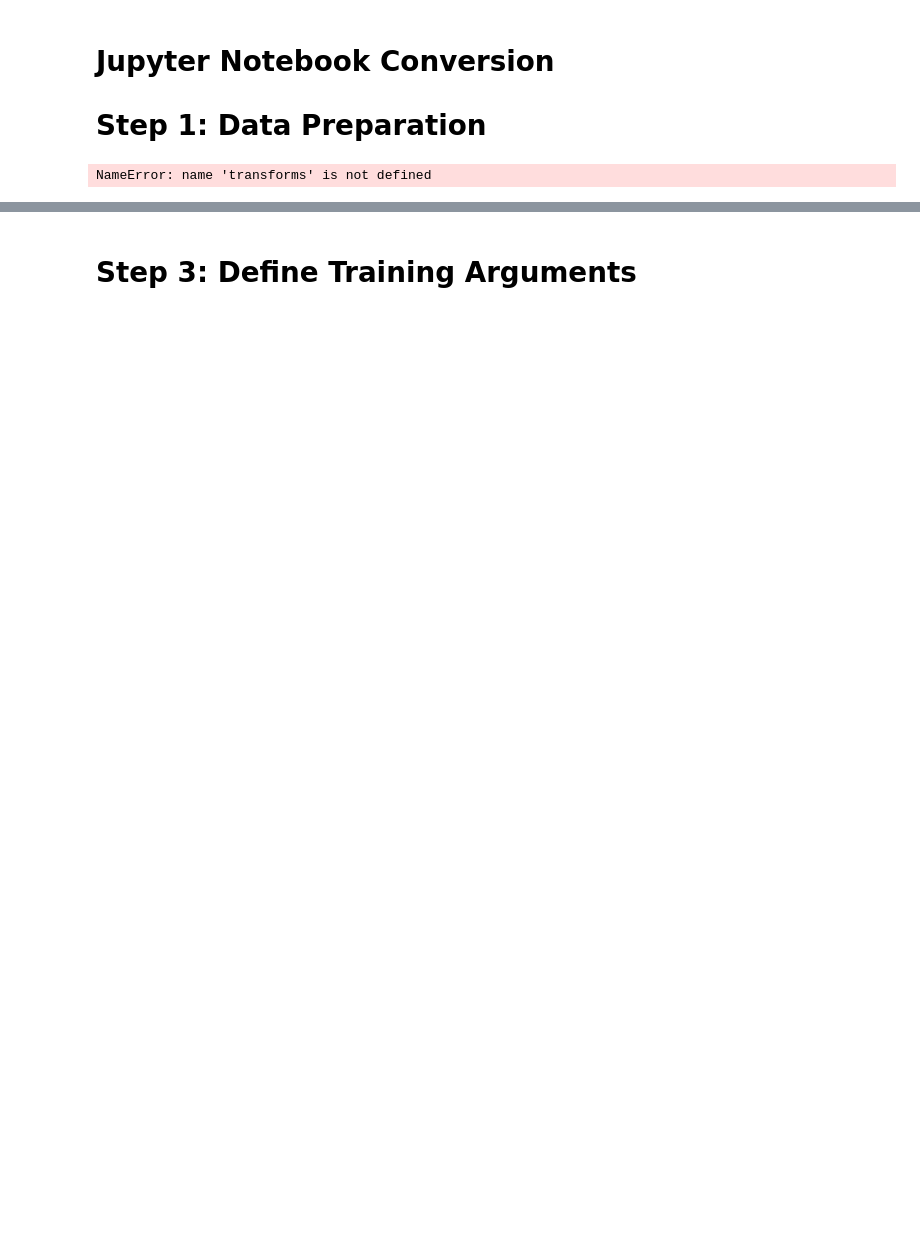
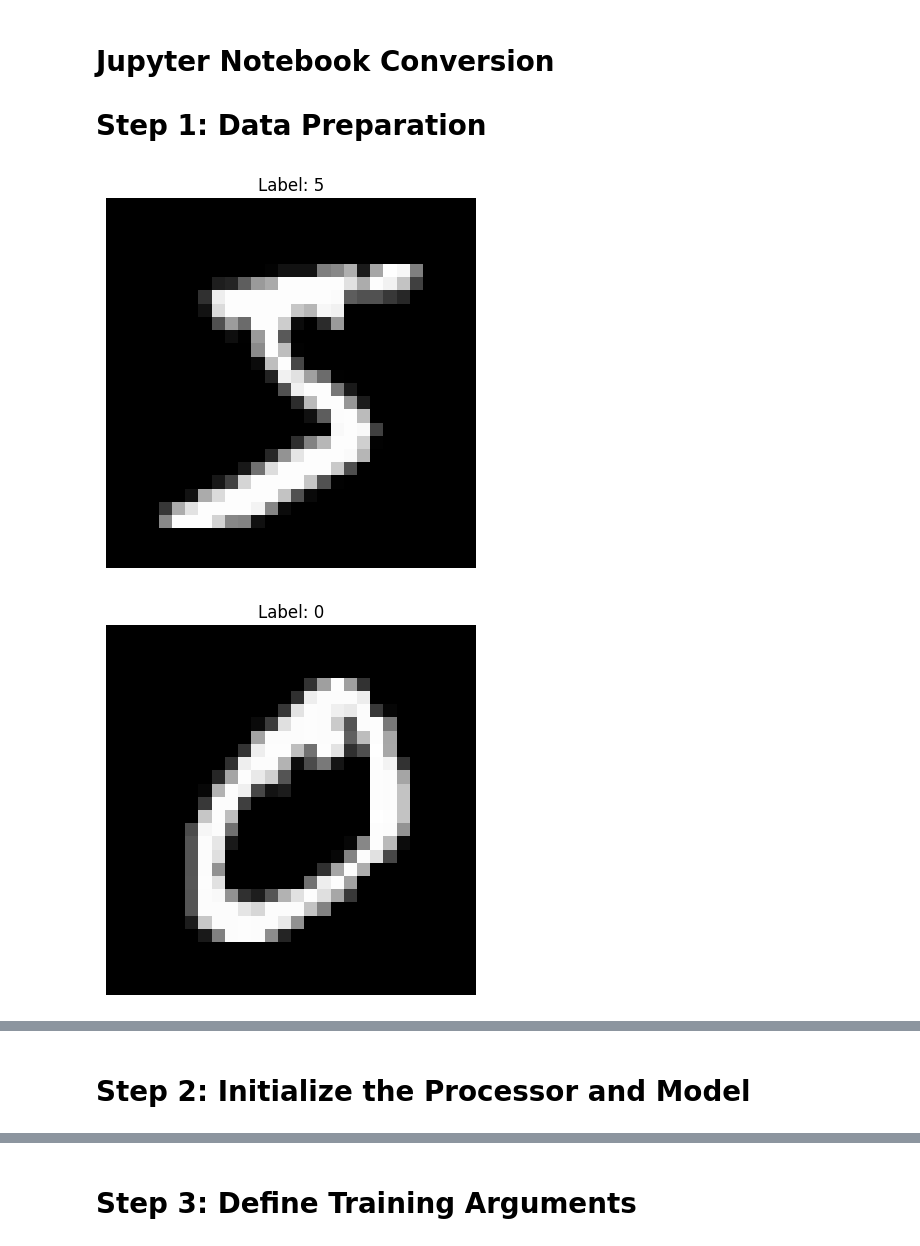
Before and after one commit to mackuntu/mathtutor, a Jupyter notebook: src/model/train.ipynb, the cells around one changed output, grey strips where cells are left out. Saved outputs shown, nothing was run; the diff lists cells and outputs as text; code cells hidden in the pictures; blank space fills up the shorter version.

Commit message:
debugging training code in jupyter notebook. Fixed tensor conversion, looking into Seq2SeqTrainer data collator

```diff
--- a/src/model/train.ipynb
+++ b/src/model/train.ipynb
@@ -13,3 +13,18 @@ from datasets import Dataset, DatasetDict
 import matplotlib.pyplot as plt
 import numpy as np
 import os
+# %%
+from transformers import TrOCRProcessor, VisionEncoderDecoderModel
+from PIL import Image
+import requests
+
+# load image from the IAM database (actually this model is meant to be used on printed text)
+url = "https://fki.tic.heia-fr.ch/static/img/a01-122-02-00.jpg"
+image = Image.open(requests.get(url, stream=True).raw).convert("RGB")
+
+processor = TrOCRProcessor.from_pretrained("microsoft/trocr-base-printed")
+model = VisionEncoderDecoderModel.from_pretrained("microsoft/trocr-base-printed")
+pixel_values = processor(images=image, return_tensors="pt").pixel_values
+
+generated_ids = model.generate(pixel_values)
+generated_text = processor.batch_decode(generated_ids, skip_special_tokens=True)[0]
@@ -20,51 +53,24 @@ import os
 # %%
 transform = transforms.Compose(
     [transforms.Grayscale(num_output_channels=3), transforms.ToTensor()]
 )
 train_data = datasets.MNIST(
-    root="data/", train=True, download=True, transform=transform
+    root="../../data/", train=True, download=True, transform=transform
 )
 
 
 def visualize_sample(dataset, index):
     """Visualize a single sample from the dataset."""
     image, label = dataset[index]
     plt.imshow(image[0], cmap="gray")
     plt.title(f"Label: {label}")
     plt.axis("off")
     plt.show()
 
 
 # Visualize a few samples
 for i in range(3):
     visualize_sample(train_data, i)
-
-# Prepare the dataset for Hugging Face's Dataset API
-dataset_dict = {
-    "image": [train_data[i][0].numpy() for i in range(len(train_data))],
-    "label": [int(train_data[i][1]) for i in range(len(train_data))],
-}
-dataset = Dataset.from_dict(dataset_dict)
-
-# Split dataset into train and test
-dataset = dataset.train_test_split(test_size=0.2, seed=42)
-train_dataset = dataset["train"]
-test_dataset = dataset["test"]
-
-
-# Ensure proper conversion during mapping
-def preprocess_data(example):
-    return {
-        "image": torch.tensor(example["image"], dtype=torch.float32),
-        "label": torch.tensor(example["label"], dtype=torch.long),
-    }
-
-
-train_dataset = train_dataset.map(preprocess_data)
-test_dataset = test_dataset.map(preprocess_data)
-
-# Debugging Dataset Shapes
-print("Train dataset example:", train_dataset[0])
-print("Test dataset example:", test_dataset[0])
 # %% [output]
-NameError: name 'transforms' is not defined
+[figure, added]
+[figure, added]
@@ -74,2 +90,4 @@ NameError: name 'transforms' is not defined
+# %% [markdown]
+# Step 2: Initialize the Processor and Model
 # %%
 processor = TrOCRProcessor.from_pretrained("microsoft/trocr-base-handwritten")
```
Also changed, not shown: parts of 17 cells of this notebook, 1 other file.
